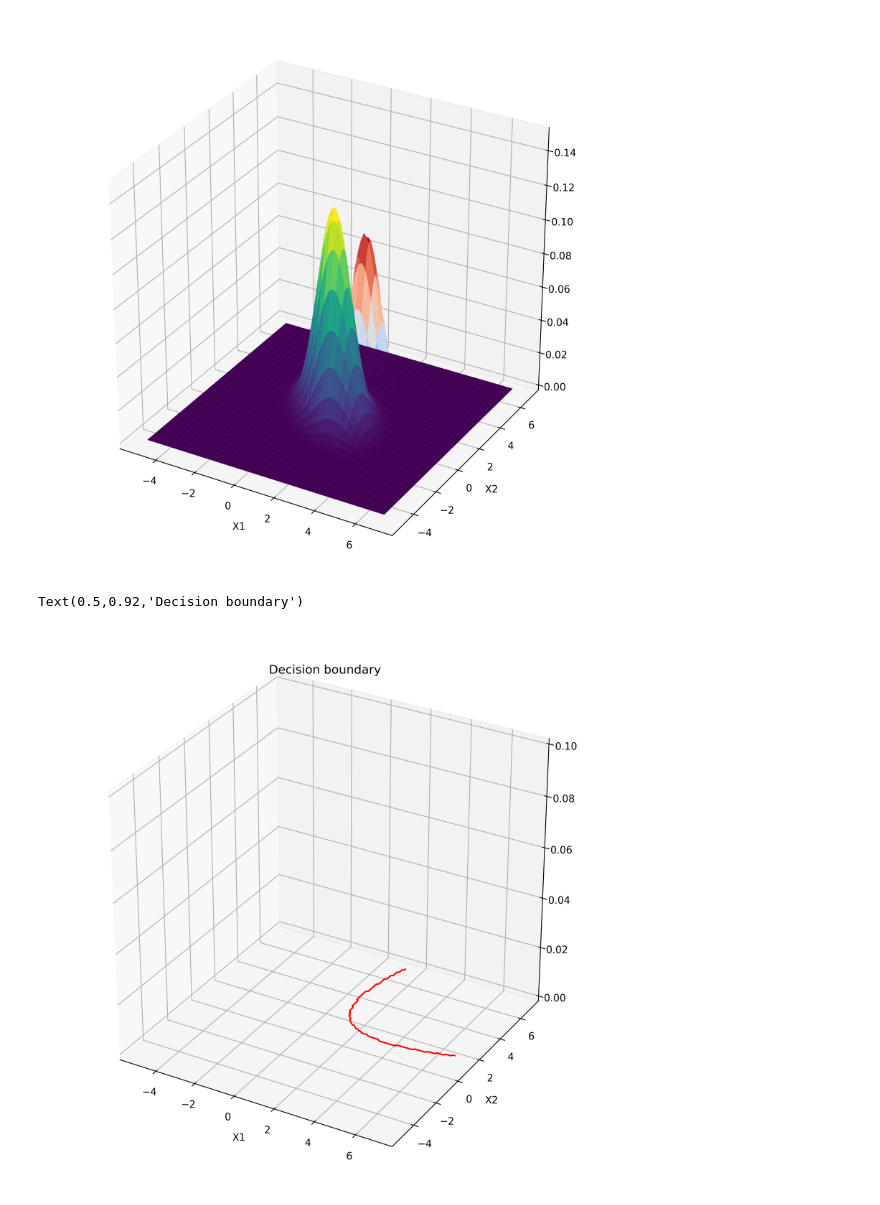
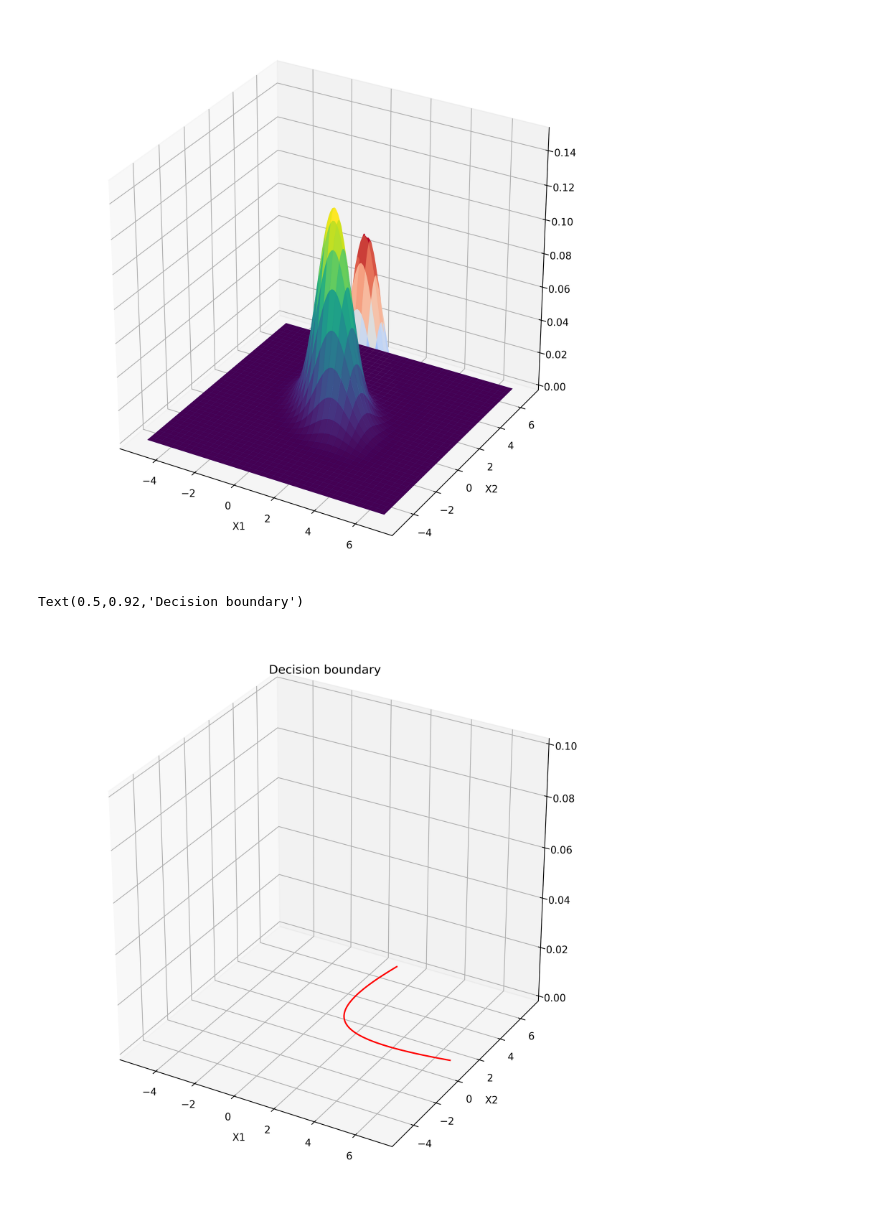
Before and after one commit to shaojunyu/ML_2019, a Jupyter notebook: HW1/HW1_P1.ipynb, the cells around one changed output. Saved outputs shown, nothing was run; the diff lists cells and outputs as text; code cells hidden in the pictures.

```diff
--- a/HW1/HW1_P1.ipynb
+++ b/HW1/HW1_P1.ipynb
@@ -59,15 +59,22 @@ ax.set_ylabel('X2')
 Text(0.5,0,'X2')
 [figure]
 # %%
-Z = (Z1-Z2)
-Z[Z<0] = -1000
+# Z = (Z1-Z2)
+# Z[Z<0] = -1000
+Z = np.zeros((len(X), len(Y)))
+X = np.arange(-5, 7, 0.1)
+Y = np.arange(-5, 7, 0.1)
+for i in range(len(X)):
+    for j in range(len(Y)):
+        Z[i,j] = -1/3*X[i]**2-1/3*Y[j]**2+X[i]*Y[j]+2*X[i]+2*Y[j]-6.1439
+
 fig = plt.figure(figsize=(10, 10),dpi=300)
 ax = fig.gca(projection='3d')
 ax.contour(X,Y,Z,colors='r')
 ax.set_xlabel('X1')
 ax.set_ylabel('X2')
 ax.set_zlim(0,0.1)
 ax.set_title('Decision boundary')
 # %% [output]
 Text(0.5,0.92,'Decision boundary')
-[figure, old version]
+[figure, new version]
```
Also changed, not shown: 3 other files.
